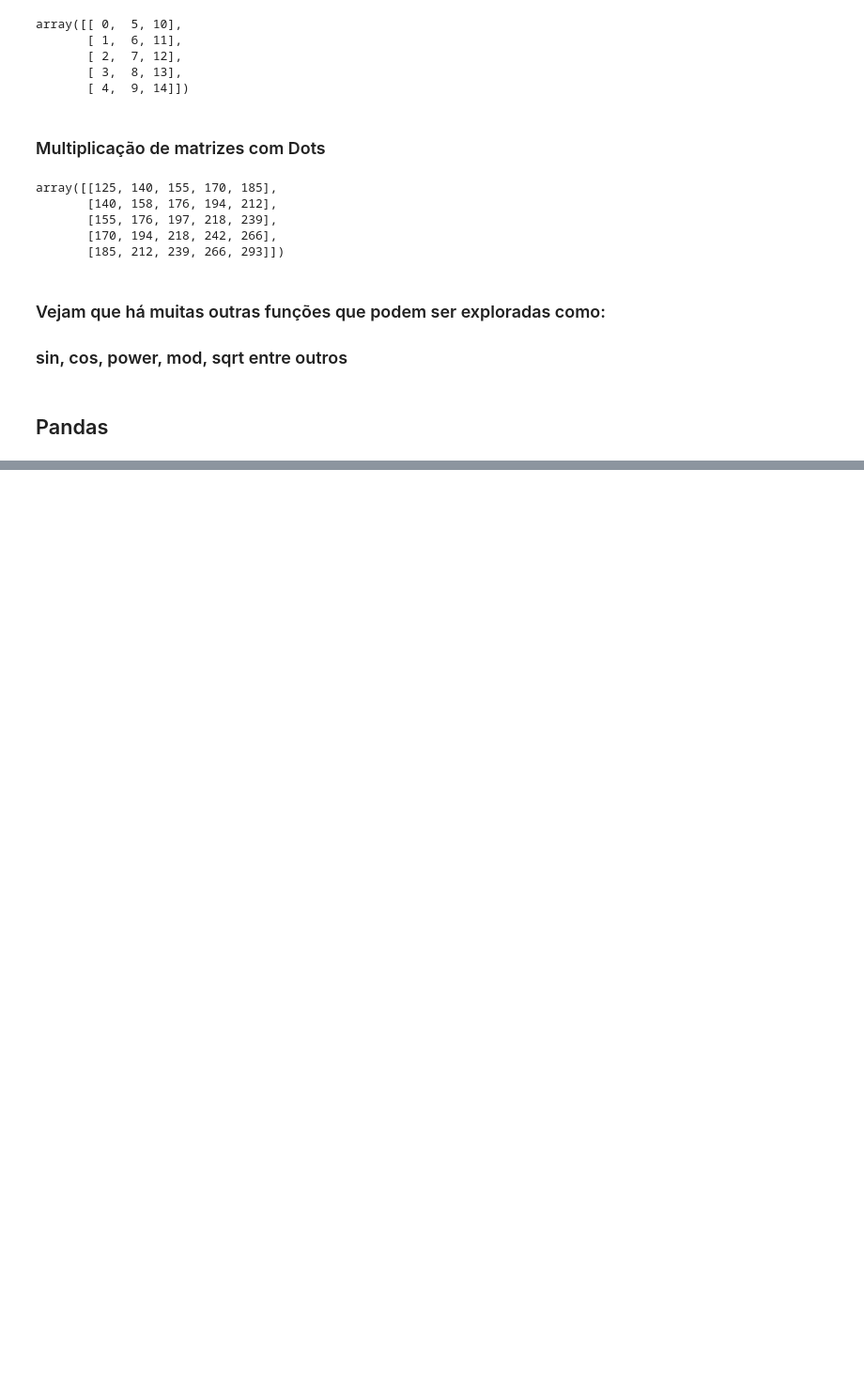
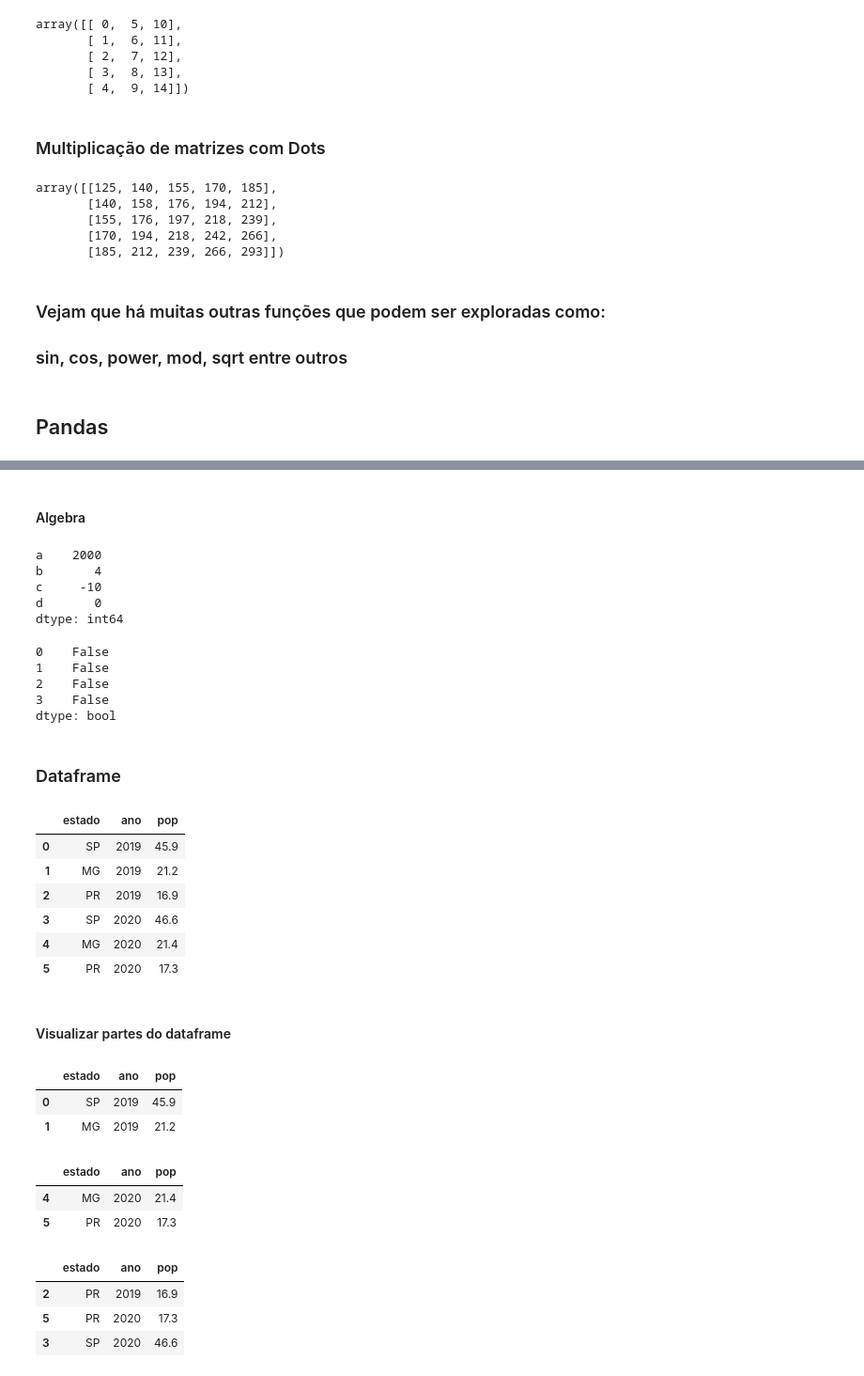
Before and after one commit to hgatoma/projecto-ds-01, a Jupyter notebook: ds-project-one.ipynb, the cells around one changed output, grey strips where cells are left out. Shown at 94% size. Cells and saved outputs as stored; diff of their text form; code cells hidden in the pictures; blank space fills up the shorter version.

```diff
--- a/ds-project-one.ipynb
+++ b/ds-project-one.ipynb
@@ -276,0 +336,20 @@ array([[125, 140, 155, 170, 185],
+# %% [markdown]
+#### Algebra
+# %%
+s2 * 2
+# %% [output]
+a    2000
+b       4
+c     -10
+d       0
+dtype: int64
+# %%
+s1.isnull()
+# %% [output]
+0    False
+1    False
+2    False
+3    False
+dtype: bool
+# %% [markdown]
+### Dataframe
@@ -276,0 +363,36 @@ array([[125, 140, 155, 170, 185],
+# %%
+# Dataframe
+df1 = pd.DataFrame(dados)
+df1
+# %% [output]
+|  | estado | ano | pop |
+| 0 | SP | 2019 | 45.9 |
+| 1 | MG | 2019 | 21.2 |
+| 2 | PR | 2019 | 16.9 |
+| 3 | SP | 2020 | 46.6 |
+| 4 | MG | 2020 | 21.4 |
+| 5 | PR | 2020 | 17.3 |
+# %% [markdown]
+#### Visualizar partes do dataframe
+# %%
+# Prmeiros linhas
+df1.head(2)
+# %% [output]
+|  | estado | ano | pop |
+| 0 | SP | 2019 | 45.9 |
+| 1 | MG | 2019 | 21.2 |
+# %%
+# Ultimas linghas
+df1.tail(2)
+# %% [output]
+|  | estado | ano | pop |
+| 4 | MG | 2020 | 21.4 |
+| 5 | PR | 2020 | 17.3 |
+# %%
+# Linhas aliatorias
+df1.sample(3)
+# %% [output]
+|  | estado | ano | pop |
+| 2 | PR | 2019 | 16.9 |
+| 5 | PR | 2020 | 17.3 |
+| 3 | SP | 2020 | 46.6 |
```
Also changed, not shown: parts of 26 cells of this notebook.
